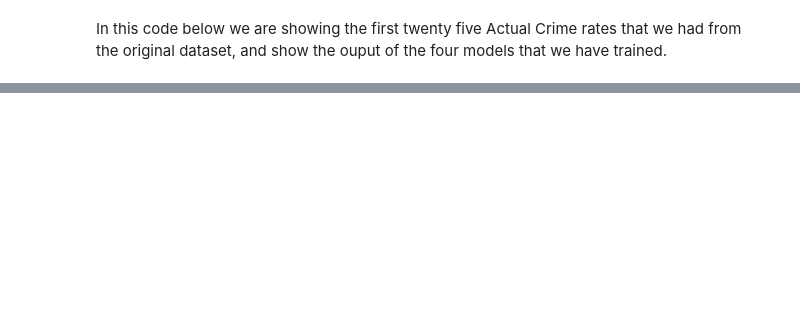
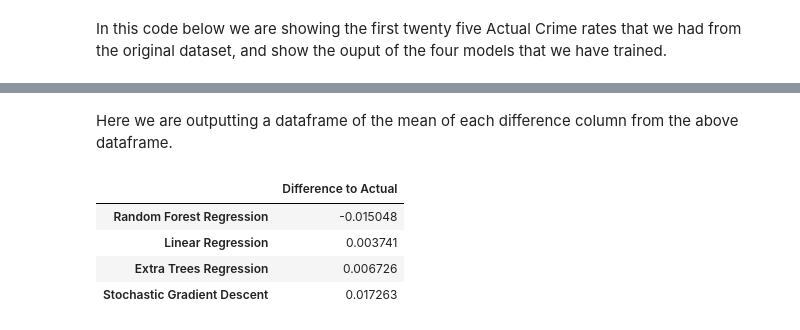
Before and after one commit to ddeychak/ddeychak.github.io, a Jupyter notebook: FinalTutorial - Gold Master.ipynb, the cells around one changed output, grey strips where cells are left out. Drawn from its saved outputs; the diff is of its cells as text; code cells hidden in the pictures; blank space fills up the shorter version.

```diff
--- a/FinalTutorial - Gold Master.ipynb
+++ b/FinalTutorial - Gold Master.ipynb
@@ -435,0 +442,16 @@ diffDF
+# %% [markdown]
+Here we are outputting a dataframe of the mean of each difference column from the above dataframe.
+# %%
+d = [diffDF["CPLR_differnce"].mean(),diffDF["CPSGD_difference"].mean(), diffDF["CPETR_difference"].mean(), diffDF["CPRFR_difference"].mean()]
+d = pd.DataFrame(d)
+columns = ["Linear Regression","Stochastic Gradient Descent", "Extra Trees Regression", "Random Forest Regression"]
+d.index = columns
+d.columns = ['Difference to Actual']
+d.sort_values(ascending=True, inplace=True, by='Difference to Actual')
+d
+# %% [output]
+|  | Difference to Actual |
+| Random Forest Regression | -0.015048 |
+| Linear Regression | 0.003741 |
+| Extra Trees Regression | 0.006726 |
+| Stochastic Gradient Descent | 0.017263 |
```
Also changed, not shown: parts of 17 cells of this notebook.
